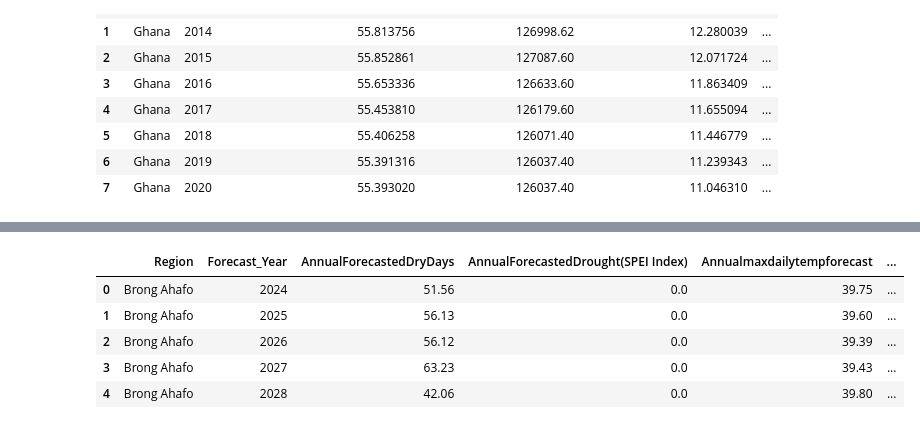
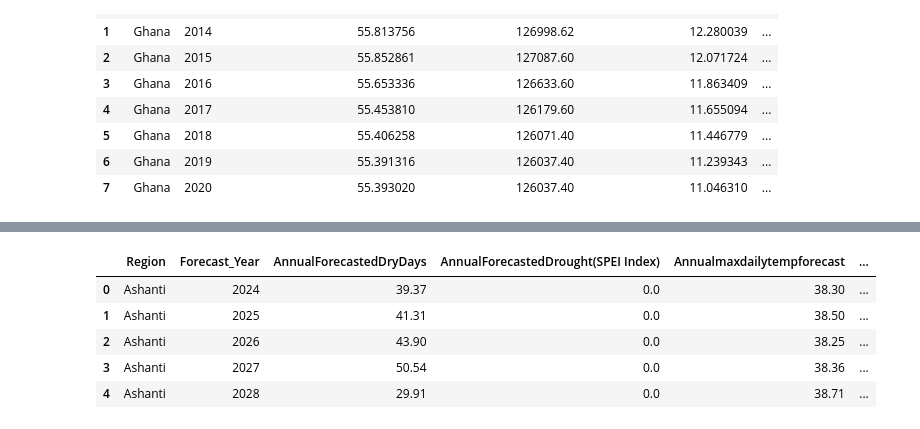
Before and after one commit to Sk2195/The-Chocolate-Project, a Jupyter notebook: Data -DataPreprocessing/Final-PreProcessing.ipynb, the cells around one changed output, grey strips where cells are left out. Saved outputs shown, nothing was run; the diff lists cells and outputs as text; code cells hidden in the pictures.

```diff
--- a/Data -DataPreprocessing/Final-PreProcessing.ipynb
+++ b/Data -DataPreprocessing/Final-PreProcessing.ipynb
@@ -205,6 +265,6 @@ df6.drop(columns=['Country_y','Country_y.1','Country_x.1','Country_x','Month_y']
 # %%
-df6.rename(columns={'Month_x':'Month'},inplace=True)
+df8.rename(columns={'Month_x':'Month'},inplace=True)
 # %%
-df6.rename(columns={'Year':'Forecast_Year'},inplace=True)
+df8.rename(columns={'Year':'Forecast_Year'},inplace=True)
 # %%
-df6= df6[(df6['Forecast_Year'] >= 2024) & (df6['Forecast_Year'] <= 2034)].reset_index(drop=True)
+df8= df8[(df8['Forecast_Year'] >= 2024) & (df8['Forecast_Year'] <= 2034)].reset_index(drop=True)
@@ -211,11 +287,11 @@ df6= df6[(df6['Forecast_Year'] >= 2024) & (df6['Forecast_Year'] <= 2034)].reset_
 # %%
-df6 = df6.groupby(['Region','Forecast_Year']).mean().reset_index()
+df8 = df8.groupby(['Region','Forecast_Year']).mean().reset_index()
 # %%
-df6.head(5)
+df8.head(5)
 # %% [output]
 |  | Region | Forecast_Year | AnnualForecastedDryDays | AnnualForecastedDrought(SPEI Index) | Annualmaxdailytempforecast | ... |
-| 0 | Brong Ahafo | 2024 | 51.56 | 0.0 | 39.75 | ... |
-| 1 | Brong Ahafo | 2025 | 56.13 | 0.0 | 39.60 | ... |
-| 2 | Brong Ahafo | 2026 | 56.12 | 0.0 | 39.39 | ... |
-| 3 | Brong Ahafo | 2027 | 63.23 | 0.0 | 39.43 | ... |
-| 4 | Brong Ahafo | 2028 | 42.06 | 0.0 | 39.80 | ... |
+| 0 | Ashanti | 2024 | 39.37 | 0.0 | 38.30 | ... |
+| 1 | Ashanti | 2025 | 41.31 | 0.0 | 38.50 | ... |
+| 2 | Ashanti | 2026 | 43.90 | 0.0 | 38.25 | ... |
+| 3 | Ashanti | 2027 | 50.54 | 0.0 | 38.36 | ... |
+| 4 | Ashanti | 2028 | 29.91 | 0.0 | 38.71 | ... |
```
Also changed, not shown: parts of 44 cells of this notebook.
